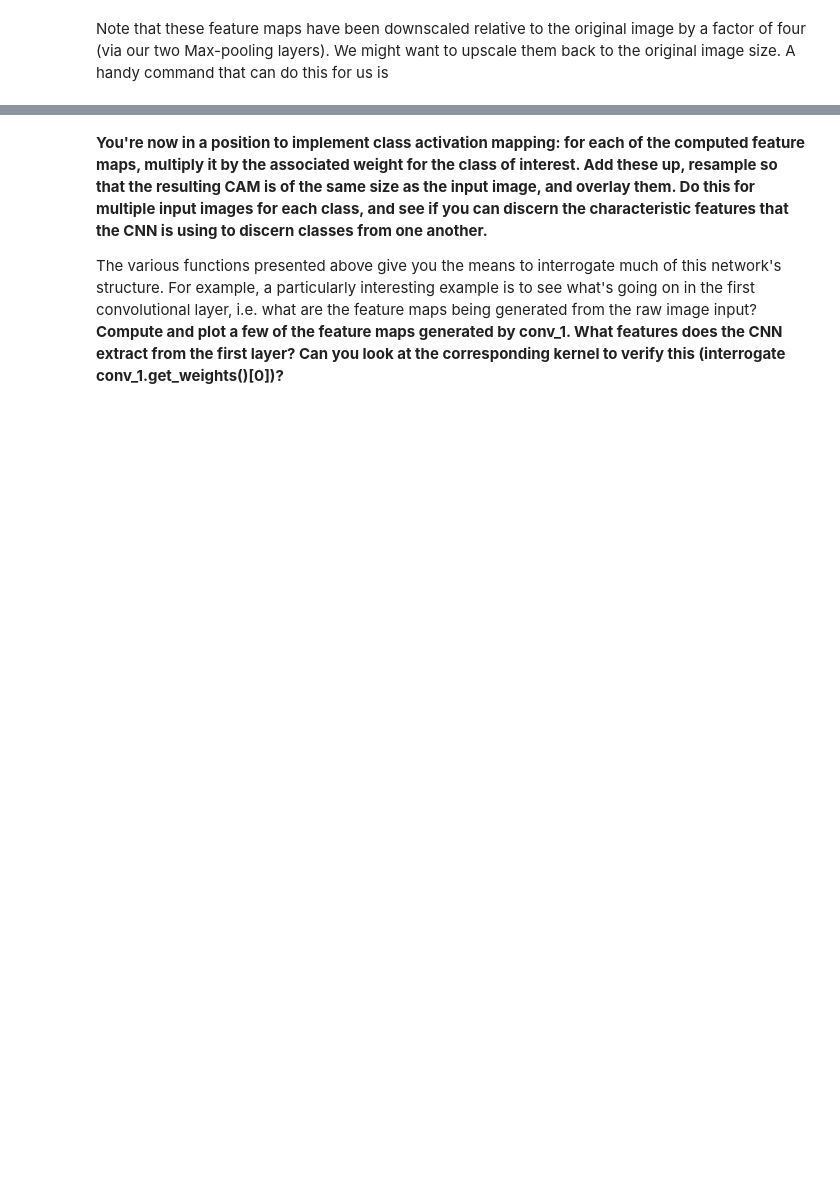
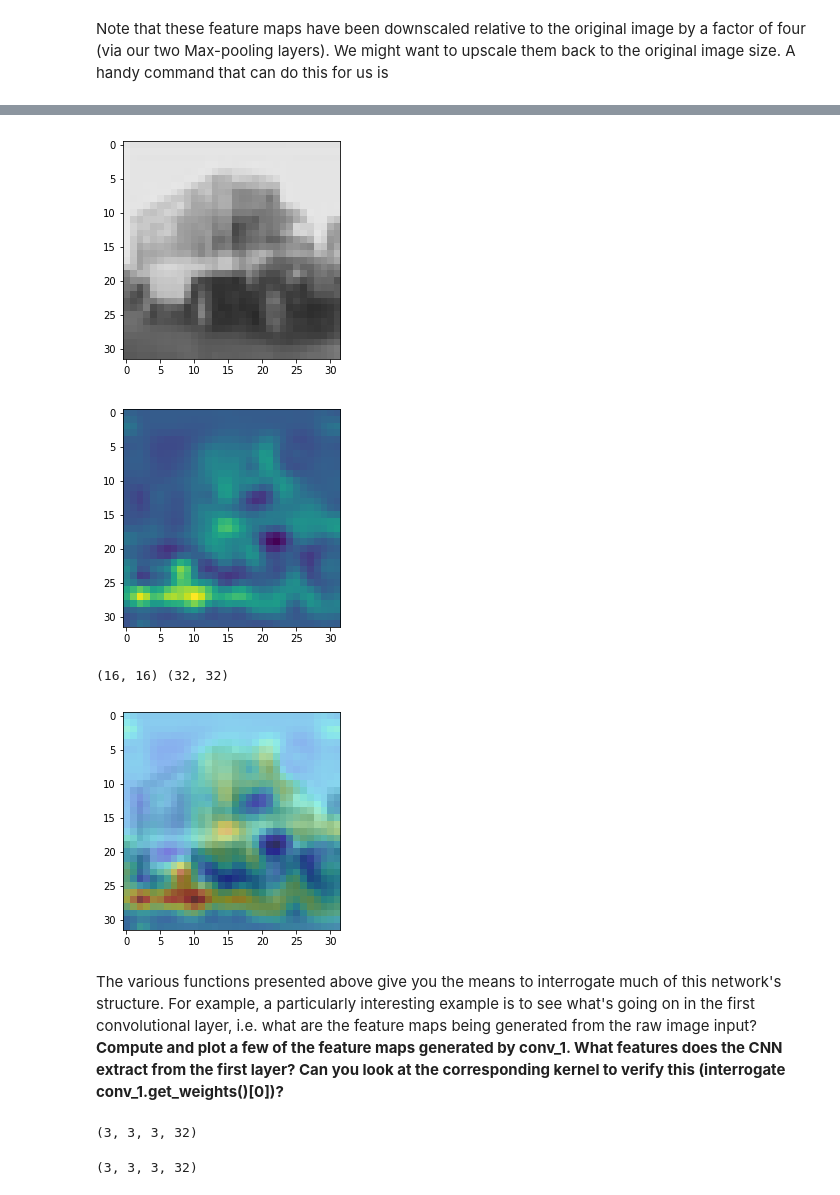
Before and after one commit to jesshenning/190403_object_recognition, a Jupyter notebook: convolutional_neural_networks.ipynb, the cells around one changed output, grey strips where cells are left out. Cells and saved outputs as stored; diff of their text form; code cells hidden in the pictures; blank space fills up the shorter version.

```diff
--- a/convolutional_neural_networks.ipynb
+++ b/convolutional_neural_networks.ipynb
@@ -398,4 +363,43 @@ plt.imshow(fm_0_upscaled,alpha=0.3,cmap=plt.cm.jet)
+# %%
+plt.imshow(img)
+plt.show()
+
+weights = final_dense.get_weights()[0][:,pred]
+fmaps = np.array([last_conv[0, :, :, i] for i in range(last_conv.shape[3])])
+
+cam = np.zeros(last_conv.shape[1:3])
+for m, w in zip(fmaps, weights):
+    cam += m * w
+# plt.imshow(cam)
+# plt.show()
+
+import scipy.ndimage as snd
+cam_upscaled = snd.zoom(cam, 2)
+plt.imshow(cam_upscaled)
+plt.show()
+print(cam.shape, cam_upscaled.shape)
+
+# Overlay
+plt.imshow(x_train[idx])
+plt.imshow(cam_upscaled, alpha=0.4, cmap=plt.cm.jet)
+plt.show()
+# %% [output]
+[figure, added]
+[figure, added]
+(16, 16) (32, 32)
+[figure, added]
 # %% [markdown]
-**You're now in a position to implement class activation mapping: for each of the computed feature maps, multiply it by the associated weight for the class of interest.  Add these up, resample so that the resulting CAM is of the same size as the input image, and overlay them.  Do this for multiple input images for each class, and see if you can discern the characteristic features that the CNN is using to discern classes from one another.**
-
 The various functions presented above give you the means to interrogate much of this network's structure.  For example, a particularly interesting example is to see what's going on in the first convolutional layer, i.e. what are the feature maps being generated from the raw image input?  **Compute and plot a few of the feature maps generated by conv_1.  What features does the CNN extract from the first layer?  Can you look at the corresponding kernel to verify this (interrogate conv_1.get_weights()[0])?**
+# %%
+mod = km.Model(inputs=model.input,outputs=(bn_1.output, softmax.output))
+first_conv, probs = mod.predict(img.reshape((1,32,32,3)))
+first_conv = first_conv.squeeze()
+conv_1.get_weights()[0].shape
+# %% [output]
+(3, 3, 3, 32)
+# %%
+kerns = conv_1.get_weights()[0]
+kerns += np.abs(kerns.min())
+kerns.shape
+# %% [output]
+(3, 3, 3, 32)
```
Also changed, not shown: parts of 20 cells of this notebook.
